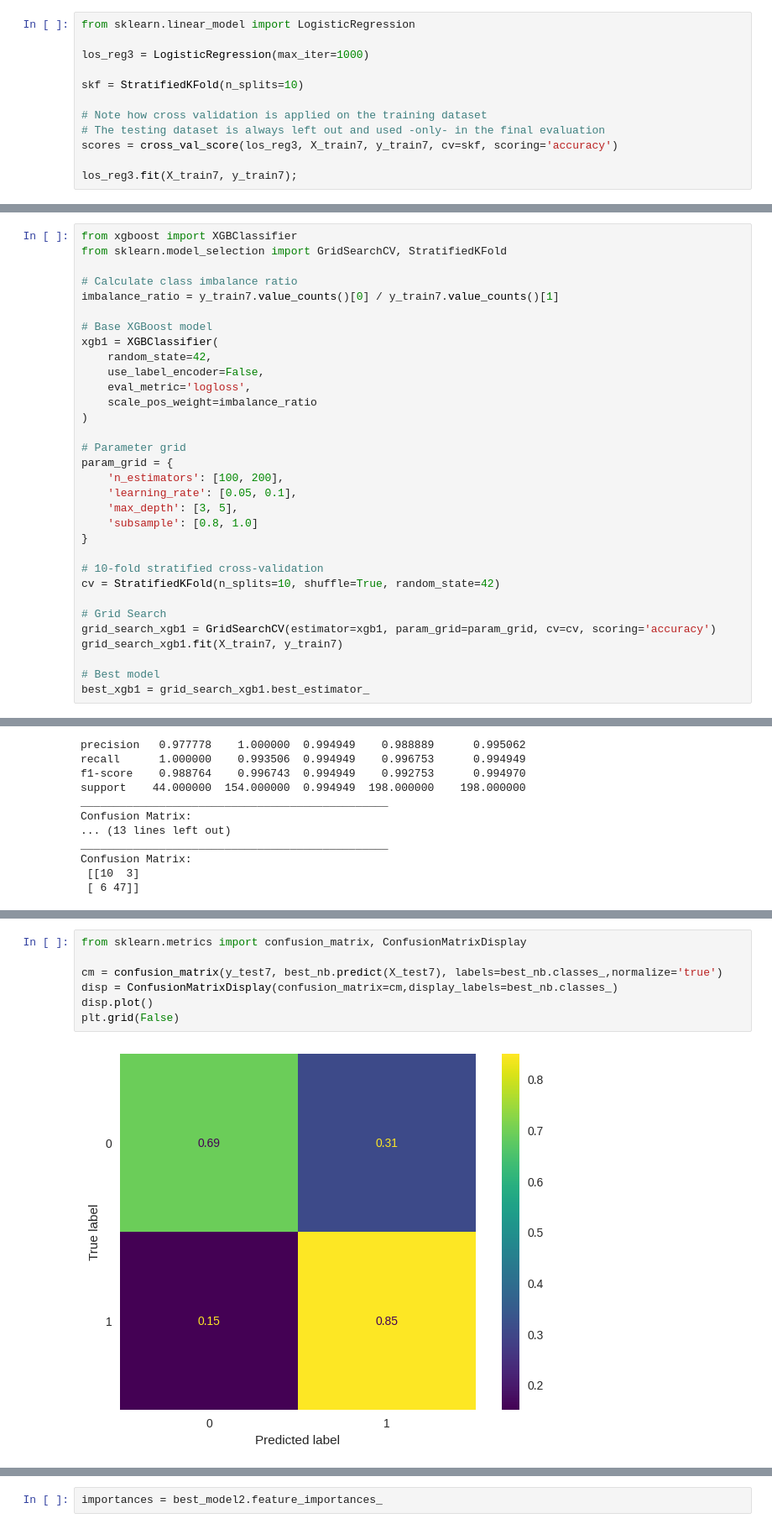
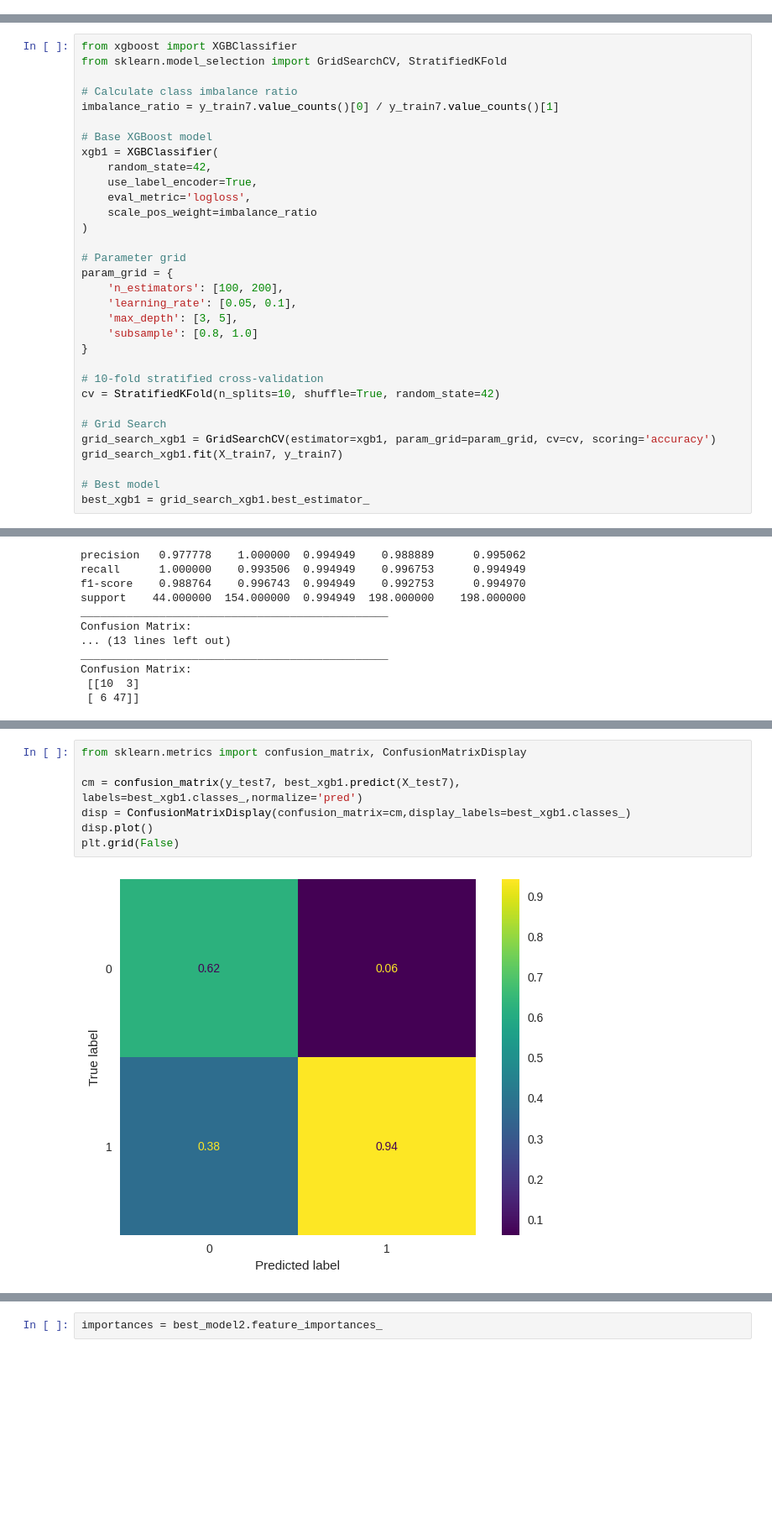
Before and after one commit to mayamoneib/deliveryfood, a Jupyter notebook: surveydata.ipynb, the cells around one changed output, grey strips where cells are left out. Shown at 84% size. Cells and saved outputs as stored; diff of their text form; blank space fills up the shorter version.

```diff
--- a/surveydata.ipynb
+++ b/surveydata.ipynb
@@ -1134,15 +1134,3 @@ _______________________________________________
 Confusion Matrix:
  [[ 8  5]
  [ 4 49]]
-# %%
-from sklearn.linear_model import LogisticRegression
-
-los_reg3 = LogisticRegression(max_iter=1000)
-
-skf = StratifiedKFold(n_splits=10)
-
-# Note how cross validation is applied on the training dataset
-# The testing dataset is always left out and used -only- in the final evaluation
-scores = cross_val_score(los_reg3, X_train7, y_train7, cv=skf, scoring='accuracy')
-
-los_reg3.fit(X_train7, y_train7);
@@ -1200,7 +1144,7 @@ imbalance_ratio = y_train7.value_counts()[0] / y_train7.value_counts()[1]
 # Base XGBoost model
 xgb1 = XGBClassifier(
     random_state=42,
-    use_label_encoder=False,
+    use_label_encoder=True,
     eval_metric='logloss',
     scale_pos_weight=imbalance_ratio
 )
@@ -1621,9 +1392,9 @@ plt.grid(False)
 # %%
 from sklearn.metrics import confusion_matrix, ConfusionMatrixDisplay
 
-cm = confusion_matrix(y_test7, best_nb.predict(X_test7), labels=best_nb.classes_,normalize='true')
-disp = ConfusionMatrixDisplay(confusion_matrix=cm,display_labels=best_nb.classes_)
+cm = confusion_matrix(y_test7, best_xgb1.predict(X_test7), labels=best_xgb1.classes_,normalize='pred')
+disp = ConfusionMatrixDisplay(confusion_matrix=cm,display_labels=best_xgb1.classes_)
 disp.plot()
 plt.grid(False)
 # %% [output]
-[figure, old version]
+[figure, new version]
```
Also changed, not shown: parts of 13 cells of this notebook.
